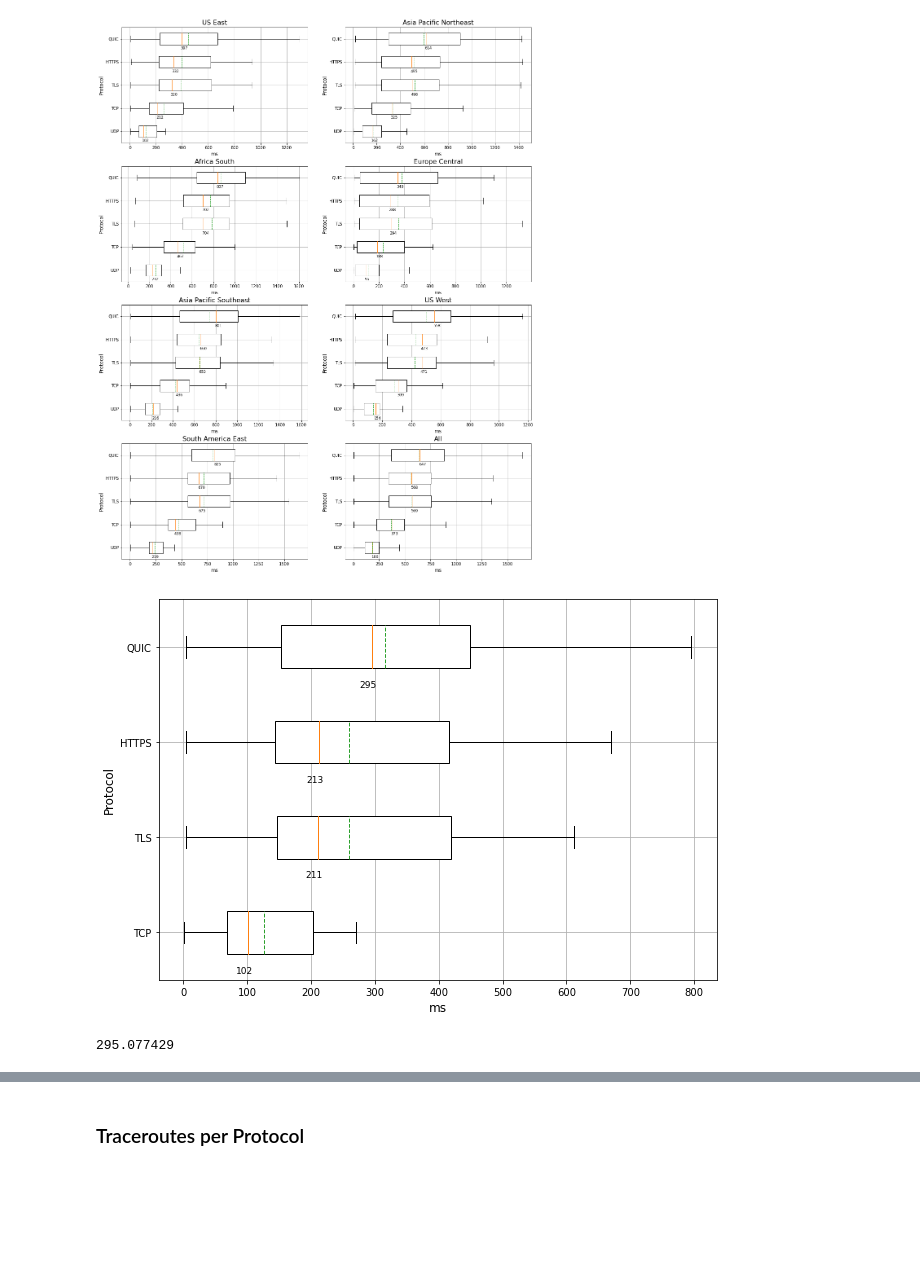
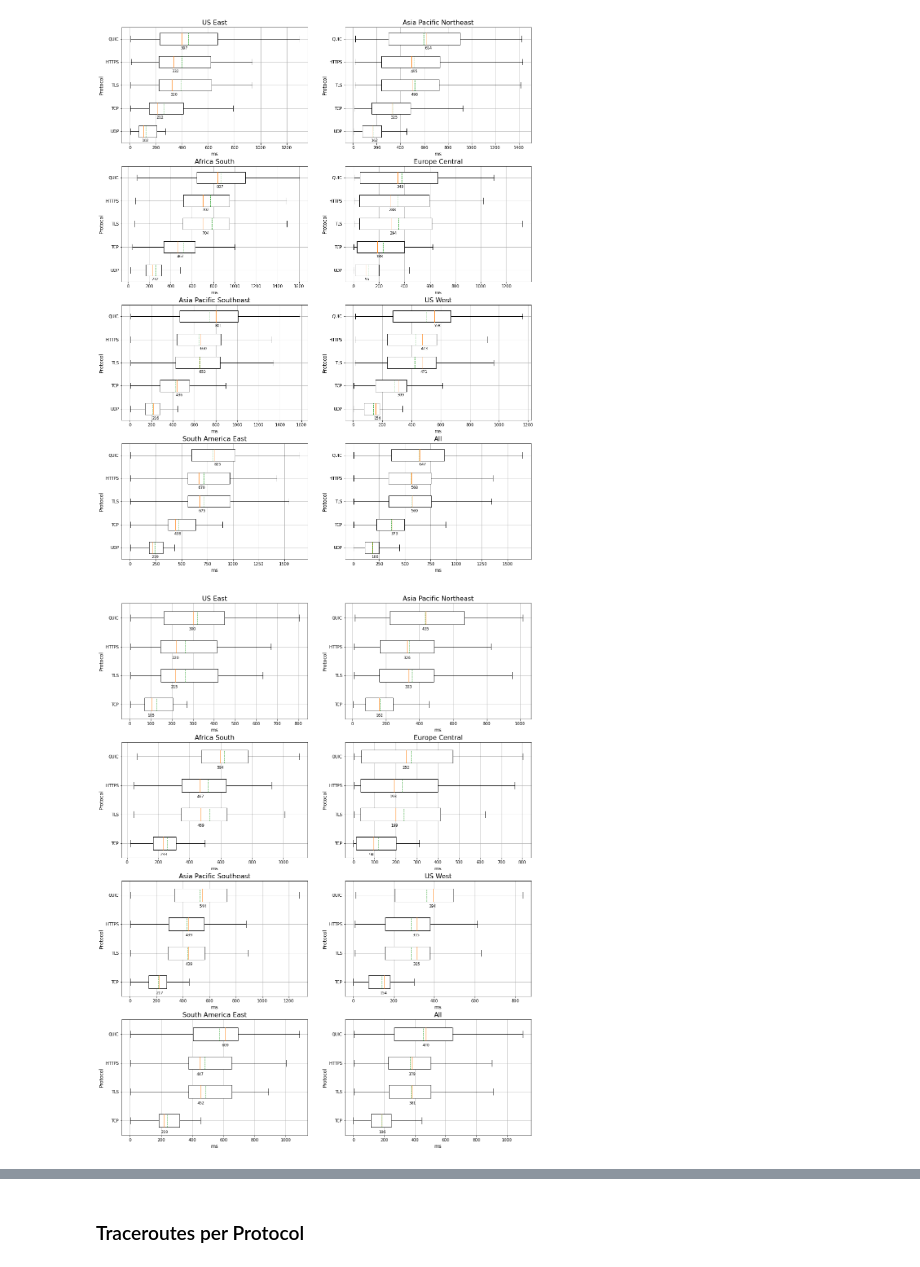
Before and after one commit to justus237/dns-analysis, a Jupyter notebook: Performance.ipynb, the cells around one changed output, grey strips where cells are left out. Cells and saved outputs as stored; diff of their text form; code cells hidden in the pictures; blank space fills up the shorter version.

Commit message:
updated measurement figures to contain all vantage points

```diff
--- a/Performance.ipynb
+++ b/Performance.ipynb
@@ -535,33 +536,37 @@ plt.show()
 # %% [output]
 [figure]
 # %%
-udpSetupTime = list(map(lambda x: x["udp_socket_setup_duration"] / 1000000, udp))
-tcpSetupTime = list(map(lambda x: x["tcp_handshake_duration"] / 1000000, tcp))
-tlsSetupTime = list(map(lambda x: (x["tcp_handshake_duration"] + x["tls_handshake_duration"]) / 1000000, tls))
-httpsSetupTime = list(map(lambda x: (x["tcp_handshake_duration"] + x["tls_handshake_duration"]) / 1000000, https))
-quicSetupTime = list(map(lambda x: x["q_ui_c_handshake_duration"] / 1000000, quic))
+for key, vp in vantage_points.items():
+    vp['setup_time'] = {
+    'UDP': list(map(lambda x: x["udp_socket_setup_duration"] / 1000000, vp['UDP'])),
+    'TCP': list(map(lambda x: x["tcp_handshake_duration"] / 1000000, vp['TCP'])),
+    'TLS': list(map(lambda x: (x["tcp_handshake_duration"] + x["tls_handshake_duration"]) / 1000000, vp['TLS'])),
+    'HTTPS': list(map(lambda x: (x["tcp_handshake_duration"] + x["tls_handshake_duration"]) / 1000000, vp['HTTPS'])),
+    'QUIC': list(map(lambda x: x["q_ui_c_handshake_duration"] / 1000000, vp['QUIC']))
+    }
 
-fig = plt.figure(figsize = (10, 7))
-ax = fig.add_subplot(111)
-bp = ax.boxplot([tcpSetupTime, tlsSetupTime, httpsSetupTime, quicSetupTime], vert = 0, showfliers = False, patch_artist=True, meanline = True, showmeans = True)
-setBoxesWhite(bp)
 
-for median in bp["medians"]:
-    x, y = median.get_data()
-    ax.text(x[0] - 20, y[0] - 0.2, "{:.0f}".format(x[0]), fontsize = 9, color='black')
+i = 0
+fig, ax = plt.subplots(4, 2, figsize=(18, 24))
+for key, vp in vantage_points.items():
+    st = vp['setup_time']
+    bp = ax[int(i/2),i%2].boxplot([st['TCP'], st['TLS'], st['HTTPS'], st['QUIC']], vert = 0, showfliers = False, patch_artist=True, meanline = True, showmeans = True)
+    setBoxesWhite(bp)
 
-ax.set_yticklabels(["TCP", "TLS", "HTTPS", "QUIC"])
+    for median in bp["medians"]:
+        x, y = median.get_data()
+        ax[int(i/2),i%2].text(x[0] - 20, y[0] - 0.2, "{:.0f}".format(x[0]), fontsize = 9, color='black')
 
-ax.set_xlabel("ms", fontsize = 12)
-ax.set_ylabel("Protocol", fontsize = 12)
-plt.grid()
+    ax[int(i/2),i%2].set_yticklabels(["TCP", "TLS", "HTTPS", "QUIC"])
+    ax[int(i/2),i%2].set_xlabel("ms", fontsize = 12)
+    ax[int(i/2),i%2].set_ylabel("Protocol", fontsize = 12)
+    ax[int(i/2),i%2].set_title(key, fontsize = 16)
+    ax[int(i/2),i%2].grid()
+    i += 1
+
 
 plt.savefig("figures/handshake_time_boxplot.pdf", bbox_inches='tight')
 plt.show(bp)
 # %% [output]
-[figure, old version]
+[figure, new version]
-# %%
-pd.Series(quicSetupTime).median()
-# %% [output]
-295.077429
 # %%
```
Also changed, not shown: parts of 3 cells of this notebook, 6 other files.
